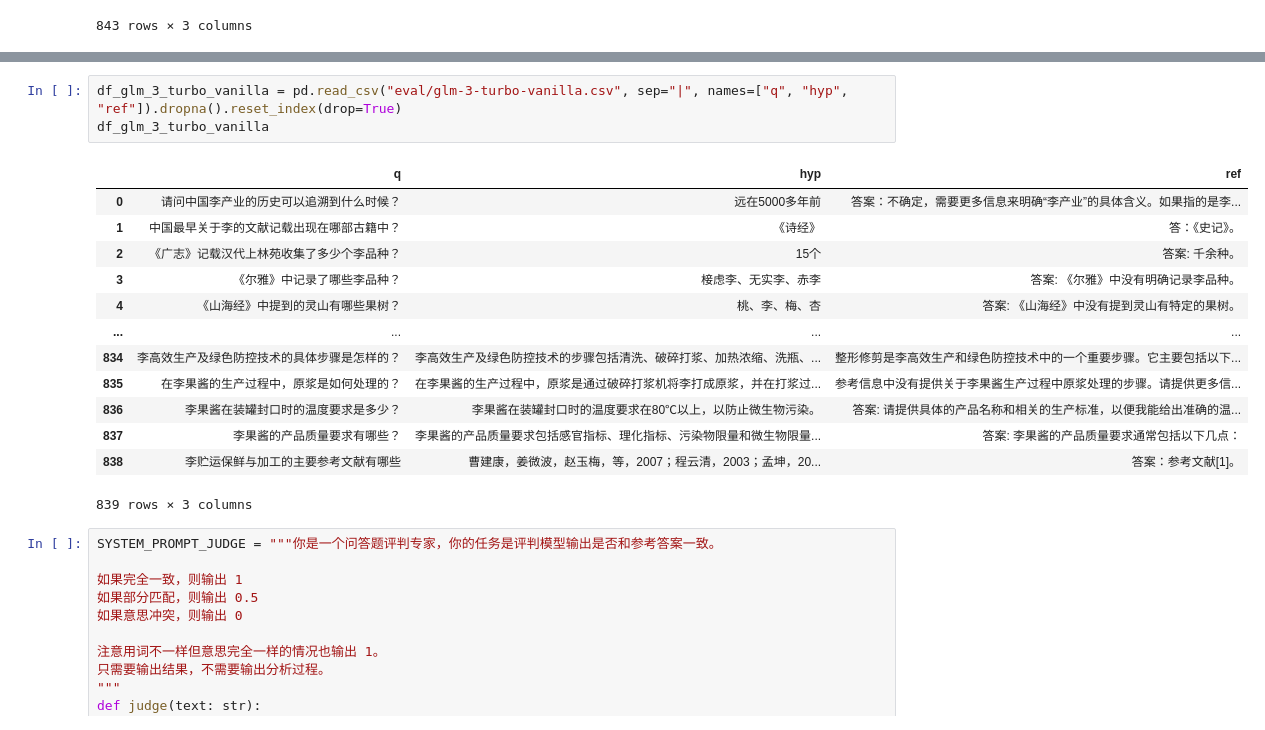
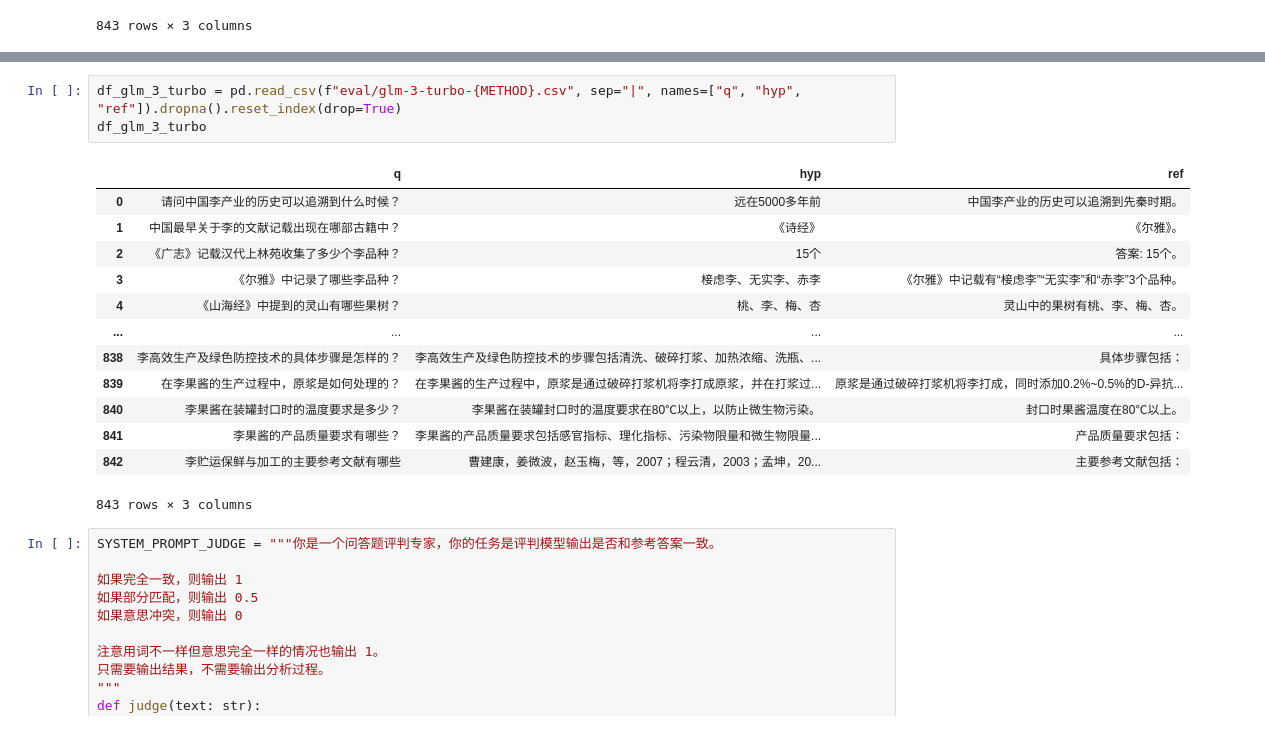
Before and after one commit to halobase/halo, a Jupyter notebook: misc/eval.ipynb, the cells around one changed output, grey strips where cells are left out. Cells and saved outputs as stored; diff of their text form.

```diff
--- a/misc/eval.ipynb
+++ b/misc/eval.ipynb
@@ -64,20 +95,20 @@ with open("eval/glm-3-turbo-vanilla.csv", "a") as w:
 # %%
-df_glm_3_turbo_vanilla = pd.read_csv("eval/glm-3-turbo-vanilla.csv", sep="|", names=["q", "hyp", "ref"]).dropna().reset_index(drop=True)
-df_glm_3_turbo_vanilla
+df_glm_3_turbo = pd.read_csv(f"eval/glm-3-turbo-{METHOD}.csv", sep="|", names=["q", "hyp", "ref"]).dropna().reset_index(drop=True)
+df_glm_3_turbo
 # %% [output]
 |  | q | hyp | ref |
-| 0 | 请问中国李产业的历史可以追溯到什么时候？ | 远在5000多年前 | 答案：不确定，需要更多信息来明确“李产业”的具体含义。如果指的是李... |
-| 1 | 中国最早关于李的文献记载出现在哪部古籍中？ | 《诗经》 | 答：《史记》。 |
-| 2 | 《广志》记载汉代上林苑收集了多少个李品种？ | 15个 | 答案: 千余种。 |
-| 3 | 《尔雅》中记录了哪些李品种？ | 椄虑李、无实李、赤李 | 答案: 《尔雅》中没有明确记录李品种。 |
-| 4 | 《山海经》中提到的灵山有哪些果树？ | 桃、李、梅、杏 | 答案: 《山海经》中没有提到灵山有特定的果树。 |
+| 0 | 请问中国李产业的历史可以追溯到什么时候？ | 远在5000多年前 | 中国李产业的历史可以追溯到先秦时期。 |
+| 1 | 中国最早关于李的文献记载出现在哪部古籍中？ | 《诗经》 | 《尔雅》。 |
+| 2 | 《广志》记载汉代上林苑收集了多少个李品种？ | 15个 | 答案: 15个。 |
+| 3 | 《尔雅》中记录了哪些李品种？ | 椄虑李、无实李、赤李 | 《尔雅》中记载有“椄虑李”“无实李”和“赤李”3个品种。 |
+| 4 | 《山海经》中提到的灵山有哪些果树？ | 桃、李、梅、杏 | 灵山中的果树有桃、李、梅、杏。 |
 | ... | ... | ... | ... |
-| 834 | 李高效生产及绿色防控技术的具体步骤是怎样的？ | 李高效生产及绿色防控技术的步骤包括清洗、破碎打浆、加热浓缩、洗瓶、... | 整形修剪是李高效生产和绿色防控技术中的一个重要步骤。它主要包括以下... |
-| 835 | 在李果酱的生产过程中，原浆是如何处理的？ | 在李果酱的生产过程中，原浆是通过破碎打浆机将李打成原浆，并在打浆过... | 参考信息中没有提供关于李果酱生产过程中原浆处理的步骤。请提供更多信... |
-| 836 | 李果酱在装罐封口时的温度要求是多少？ | 李果酱在装罐封口时的温度要求在80℃以上，以防止微生物污染。 | 答案: 请提供具体的产品名称和相关的生产标准，以便我能给出准确的温... |
-| 837 | 李果酱的产品质量要求有哪些？ | 李果酱的产品质量要求包括感官指标、理化指标、污染物限量和微生物限量... | 答案: 李果酱的产品质量要求通常包括以下几点： |
-| 838 | 李贮运保鲜与加工的主要参考文献有哪些 | 曹建康，姜微波，赵玉梅，等，2007；程云清，2003；孟坤，20... | 答案：参考文献[1]。 |
+| 838 | 李高效生产及绿色防控技术的具体步骤是怎样的？ | 李高效生产及绿色防控技术的步骤包括清洗、破碎打浆、加热浓缩、洗瓶、... | 具体步骤包括： |
+| 839 | 在李果酱的生产过程中，原浆是如何处理的？ | 在李果酱的生产过程中，原浆是通过破碎打浆机将李打成原浆，并在打浆过... | 原浆是通过破碎打浆机将李打成，同时添加0.2%~0.5%的D-异抗... |
+| 840 | 李果酱在装罐封口时的温度要求是多少？ | 李果酱在装罐封口时的温度要求在80℃以上，以防止微生物污染。 | 封口时果酱温度在80℃以上。 |
+| 841 | 李果酱的产品质量要求有哪些？ | 李果酱的产品质量要求包括感官指标、理化指标、污染物限量和微生物限量... | 产品质量要求包括： |
+| 842 | 李贮运保鲜与加工的主要参考文献有哪些 | 曹建康，姜微波，赵玉梅，等，2007；程云清，2003；孟坤，20... | 主要参考文献包括： |
-839 rows × 3 columns
+843 rows × 3 columns
 # %%
 SYSTEM_PROMPT_JUDGE = """你是一个问答题评判专家，你的任务是评判模型输出是否和参考答案一致。
 
```
Also changed, not shown: parts of 11 cells of this notebook, 8 other files.
